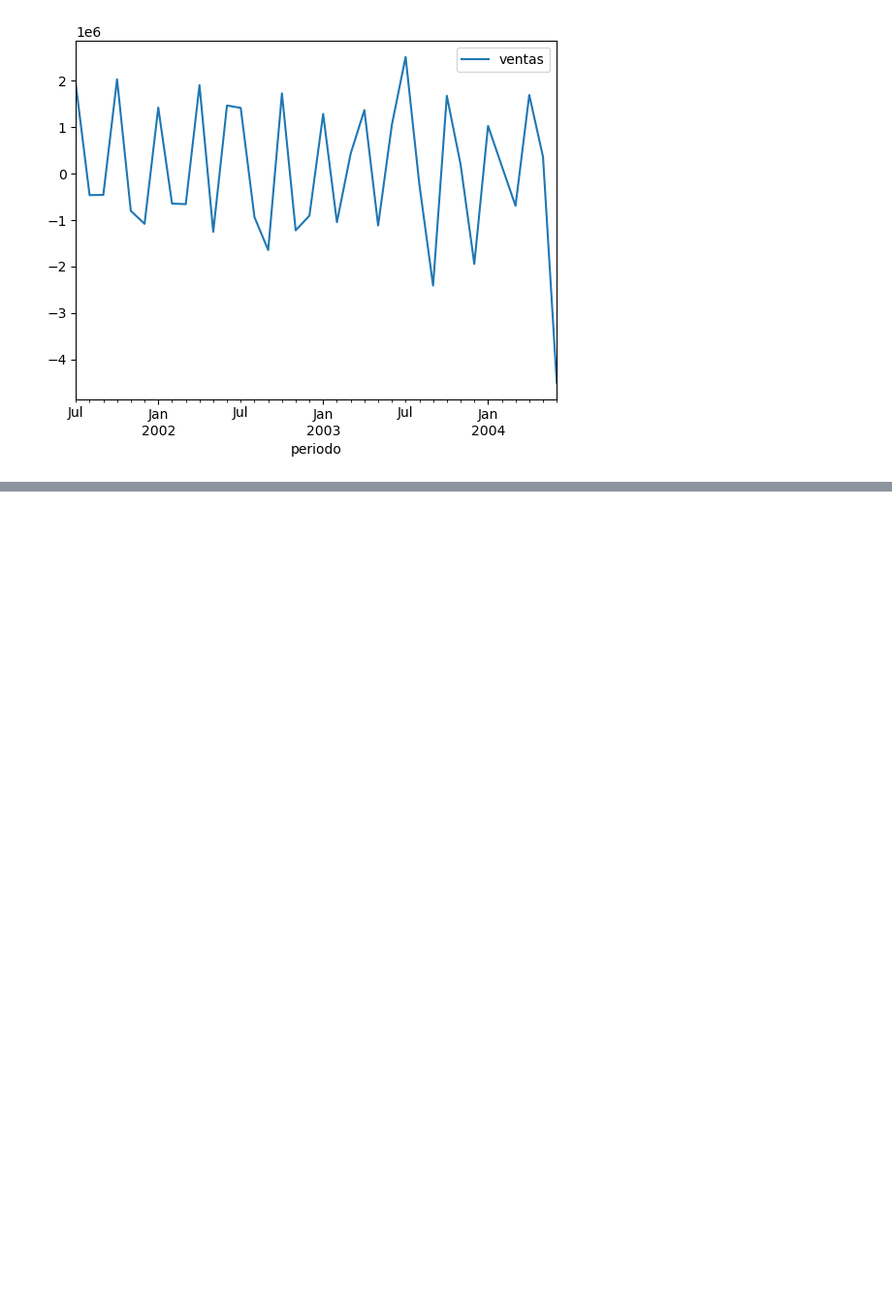
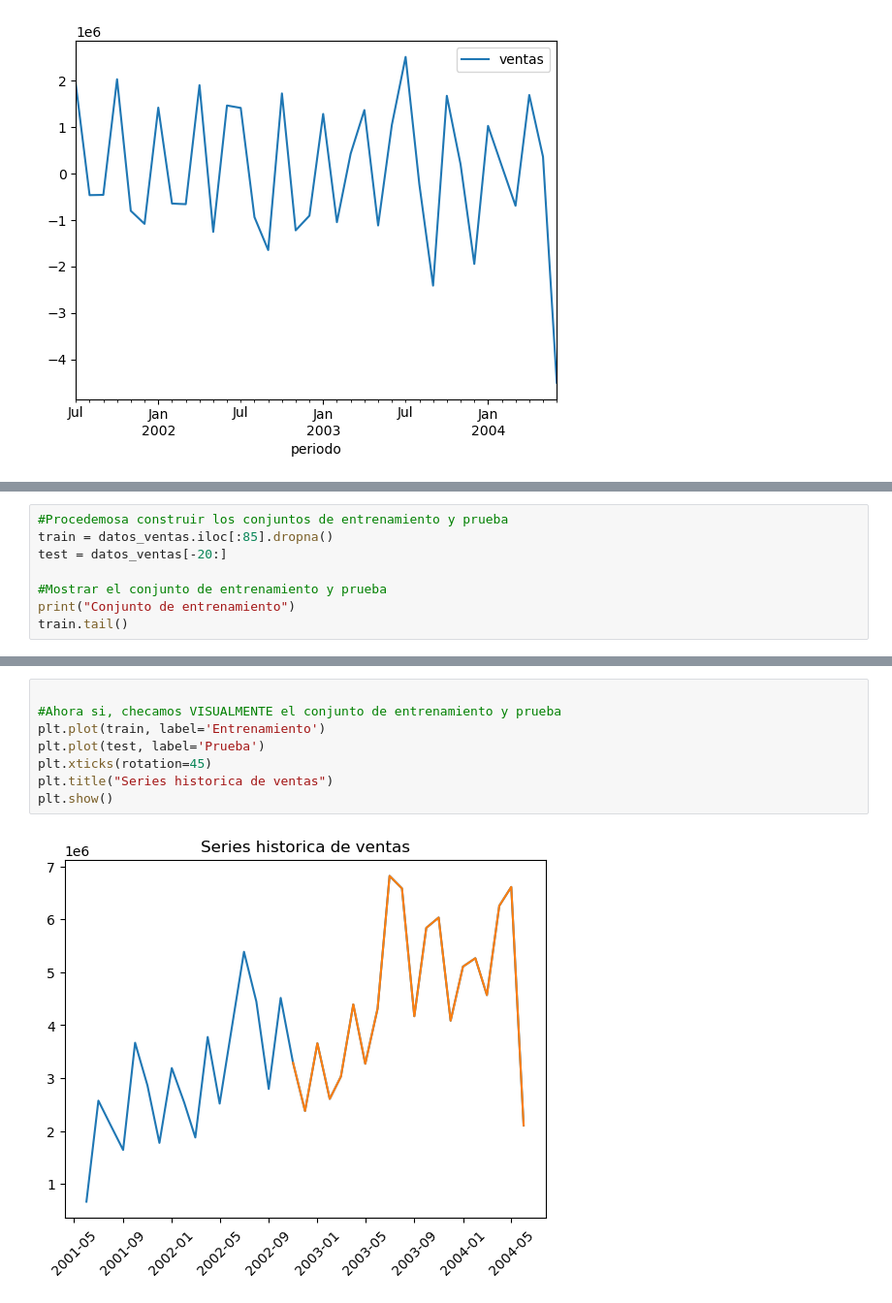
Before and after one commit to Yfabiolaa/Miner-a-de-Datos, a Jupyter notebook: Practica4_MineriaDatos_SeriesTiempo.ipynb, the cells around one changed output, grey strips where cells are left out. Shown: that part at 97% size. Drawn from its saved outputs; the diff is of its cells as text; blank space fills up the shorter version.

```diff
--- a/Practica4_MineriaDatos_SeriesTiempo.ipynb
+++ b/Practica4_MineriaDatos_SeriesTiempo.ipynb
@@ -151,0 +151,8 @@ adf_test.should_diff(datos_ventas_diff) # 5% de significancia
+# %%
+#Procedemosa construir los conjuntos de entrenamiento y prueba
+train = datos_ventas.iloc[:85].dropna()
+test = datos_ventas[-20:]
+
+#Mostrar el conjunto de entrenamiento y prueba
+print("Conjunto de entrenamiento")
+train.tail()
@@ -151,0 +178,10 @@ adf_test.should_diff(datos_ventas_diff) # 5% de significancia
+# %%
+
+#Ahora si, checamos VISUALMENTE el conjunto de entrenamiento y prueba
+plt.plot(train, label='Entrenamiento')
+plt.plot(test, label='Prueba')
+plt.xticks(rotation=45)
+plt.title("Series historica de ventas")
+plt.show()
+# %% [output]
+[figure, added]
```
Also changed, not shown: parts of 20 cells of this notebook, 1 other file.
